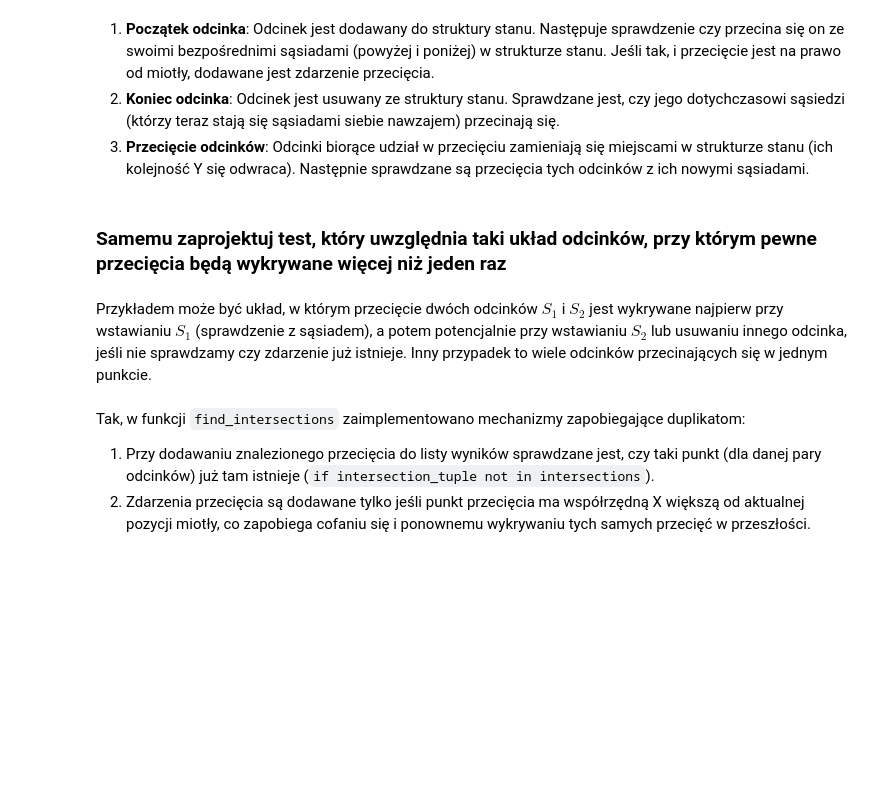
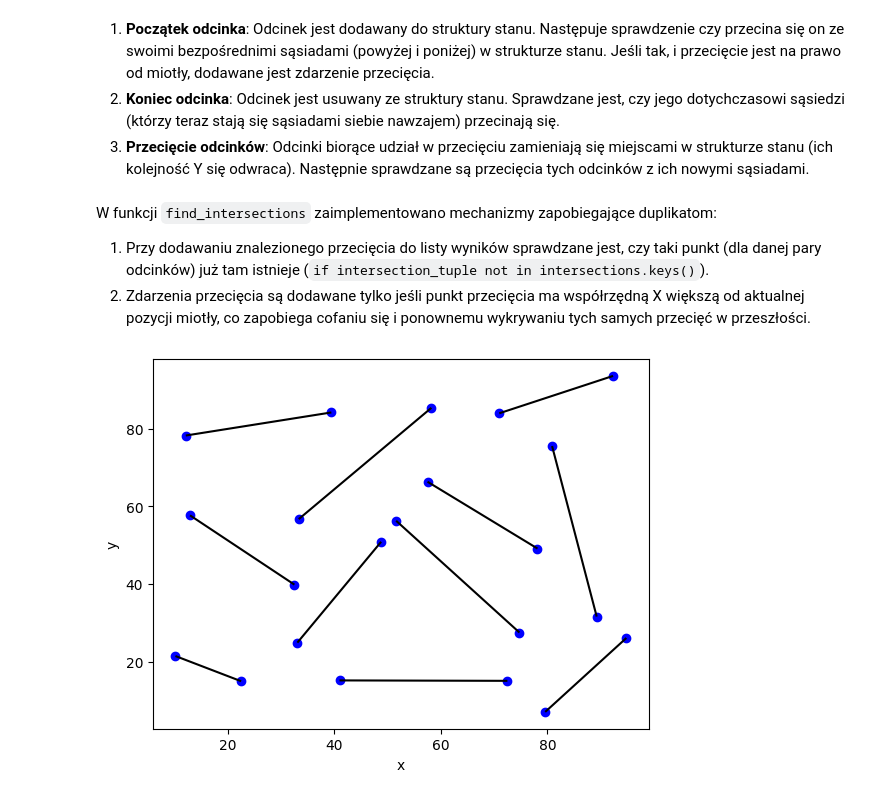
Before and after one commit to mateuszstoch/AGH, a Jupyter notebook: Algorytmy_Geometryczne/bitalg/lab4/main.ipynb, the cells around one changed output. Drawn from its saved outputs; the diff is of its cells as text; code cells hidden in the pictures; blank space fills up the shorter version.

```diff
--- a/Algorytmy_Geometryczne/bitalg/lab4/main.ipynb
+++ b/Algorytmy_Geometryczne/bitalg/lab4/main.ipynb
@@ -532,8 +530,3 @@ Dla `is_intersection` (wykrywanie czy istnieje jakiekolwiek przecięcie) wystarc
 1.  **Początek odcinka**: Odcinek jest dodawany do struktury stanu. Następuje sprawdzenie czy przecina się on ze swoimi bezpośrednimi sąsiadami (powyżej i poniżej) w strukturze stanu. Jeśli tak, i przecięcie jest na prawo od miotły, dodawane jest zdarzenie przecięcia.
 2.  **Koniec odcinka**: Odcinek jest usuwany ze struktury stanu. Sprawdzane jest, czy jego dotychczasowi sąsiedzi (którzy teraz stają się sąsiadami siebie nawzajem) przecinają się.
 3.  **Przecięcie odcinków**: Odcinki biorące udział w przecięciu zamieniają się miejscami w strukturze stanu (ich kolejność Y się odwraca). Następnie sprawdzane są przecięcia tych odcinków z ich nowymi sąsiadami.
-# %% [markdown]
-### Samemu zaprojektuj test, który uwzględnia taki układ odcinków, przy którym pewne przecięcia będą wykrywane więcej niż jeden raz
-# %% [markdown]
-Przykładem może być układ, w którym przecięcie dwóch odcinków $S_1$ i $S_2$ jest wykrywane najpierw przy wstawianiu $S_1$ (sprawdzenie z sąsiadem), a potem potencjalnie przy wstawianiu $S_2$ lub usuwaniu innego odcinka, jeśli nie sprawdzamy czy zdarzenie już istnieje.
-Inny przypadek to wiele odcinków przecinających się w jednym punkcie.
@@ -543,4 +533,4 @@ s2 = ((0, 10), (10, 0))
 # %% [markdown]
-Tak, w funkcji `find_intersections` zaimplementowano mechanizmy zapobiegające duplikatom:
-1.  Przy dodawaniu znalezionego przecięcia do listy wyników sprawdzane jest, czy taki punkt (dla danej pary odcinków) już tam istnieje (`if intersection_tuple not in intersections`).
+W funkcji `find_intersections` zaimplementowano mechanizmy zapobiegające duplikatom:
+1.  Przy dodawaniu znalezionego przecięcia do listy wyników sprawdzane jest, czy taki punkt (dla danej pary odcinków) już tam istnieje (`if intersection_tuple not in intersections.keys()`).
 2.  Zdarzenia przecięcia są dodawane tylko jeśli punkt przecięcia ma współrzędną X większą od aktualnej pozycji miotły, co zapobiega cofaniu się i ponownemu wykrywaniu tych samych przecięć w przeszłości.
@@ -546,0 +551,9 @@ Tak, w funkcji `find_intersections` zaimplementowano mechanizmy zapobiegające d
+# %%
+vis = Visualizer()
+vis.add_line_segment(section1,color="black")
+for points in section1:
+    vis.add_point(points[0],color="blue")
+    vis.add_point(points[1],color="blue")
+vis.show()
+# %% [output]
+[figure, added]
```
Also changed, not shown: parts of 25 cells of this notebook, 16 other files.
